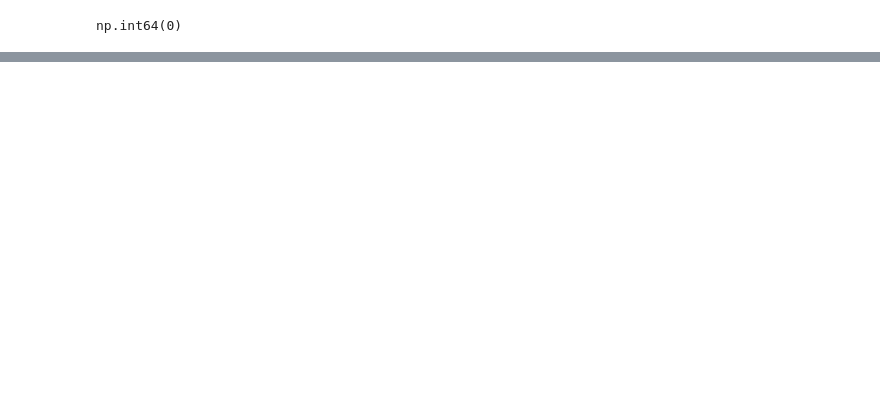
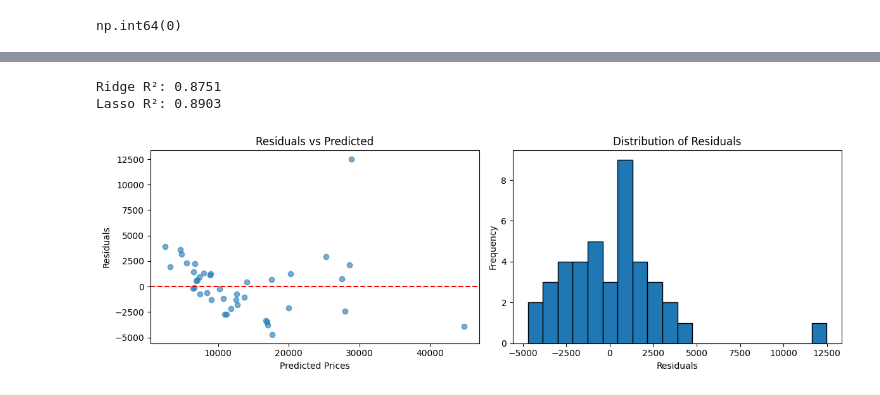
Before and after one commit to fasihh/mlFall25, a Jupyter notebook: Labs/08/q01.ipynb, the cells around one changed output, grey strips where cells are left out. Drawn from its saved outputs; the diff is of its cells as text; code cells hidden in the pictures; blank space fills up the shorter version.

```diff
--- a/Labs/08/q01.ipynb
+++ b/Labs/08/q01.ipynb
@@ -71,0 +95,8 @@ sns.heatmap(df.corr(numeric_only=True))
+# %%
+from sklearn.preprocessing import OneHotEncoder
+
+ohe = OneHotEncoder(drop='first', sparse_output=False)
+enc_df = ohe.fit_transform(df.select_dtypes(exclude='number'))
+enc_cols = ohe.get_feature_names_out()
+
+df = pd.concat((df.select_dtypes(include='number'), pd.DataFrame(columns=enc_cols, data=enc_df, index=df.index)), axis=1)
@@ -71,0 +137,43 @@ sns.heatmap(df.corr(numeric_only=True))
+# %%
+from sklearn.linear_model import Ridge, Lasso
+
+ridge = Ridge(alpha=1.0)
+ridge.fit(X_train, y_train)
+ridge_pred = ridge.predict(X_test)
+ridge_r2 = r2_score(y_test, ridge_pred)
+
+# Lasso Regression (L1 regularization)
+lasso = Lasso(alpha=1.0)
+lasso.fit(X_train, y_train)
+lasso_pred = lasso.predict(X_test)
+lasso_r2 = r2_score(y_test, lasso_pred)
+
+print(f"Ridge R²: {ridge_r2:.4f}")
+print(f"Lasso R²: {lasso_r2:.4f}")
+# %% [output]
+Ridge R²: 0.8751
+Lasso R²: 0.8903
+# %%
+import matplotlib.pyplot as plt
+
+residuals = y_test - y_pred
+
+plt.figure(figsize=(12, 4))
+
+plt.subplot(1, 2, 1)
+plt.scatter(y_pred, residuals, alpha=0.6)
+plt.axhline(y=0, color='red', linestyle='--')
+plt.xlabel('Predicted Prices')
+plt.ylabel('Residuals')
+plt.title('Residuals vs Predicted')
+
+plt.subplot(1, 2, 2)
+plt.hist(residuals, bins=20, edgecolor='black')
+plt.xlabel('Residuals')
+plt.ylabel('Frequency')
+plt.title('Distribution of Residuals')
+
+plt.tight_layout()
+plt.show()
+# %% [output]
+[figure, added]
```
Also changed, not shown: parts of 6 cells of this notebook.
